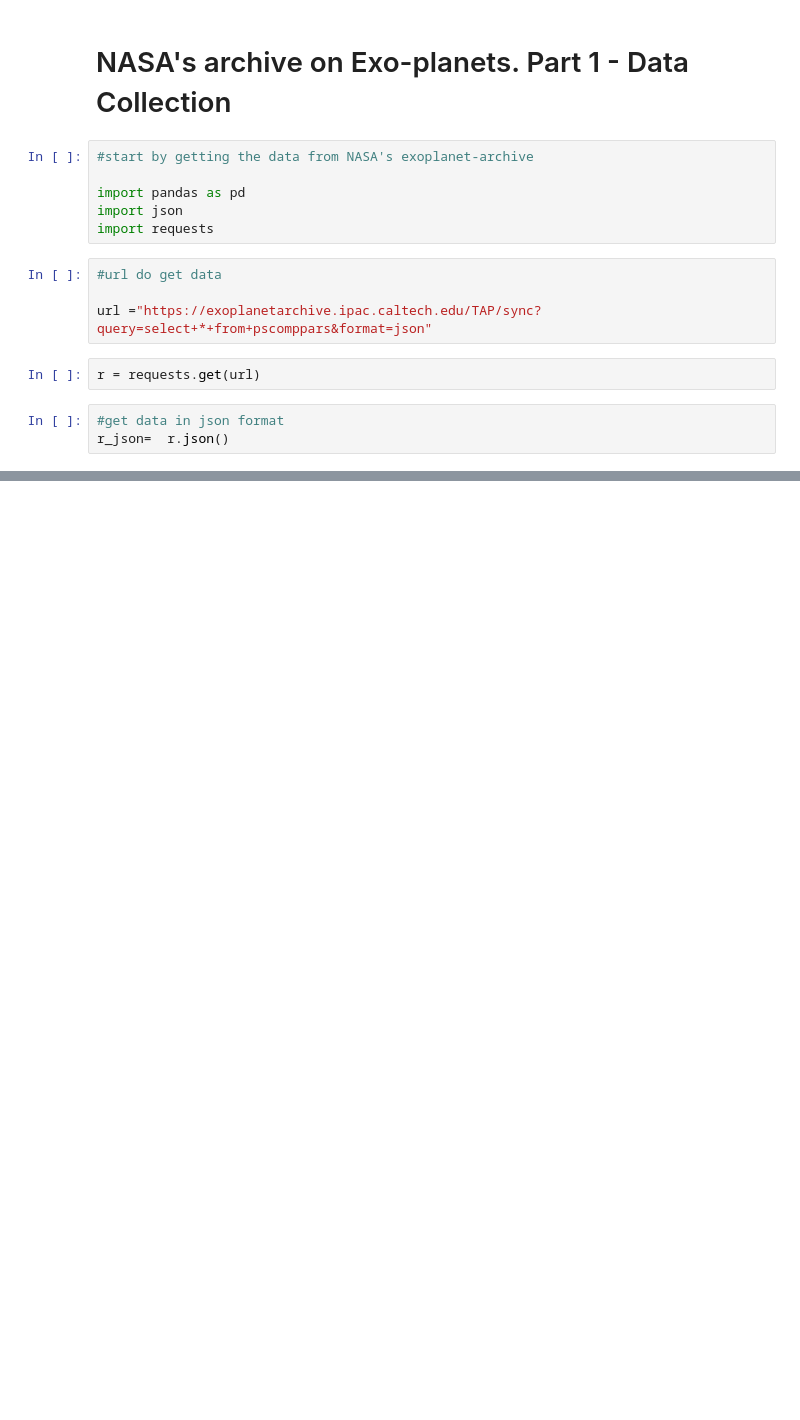
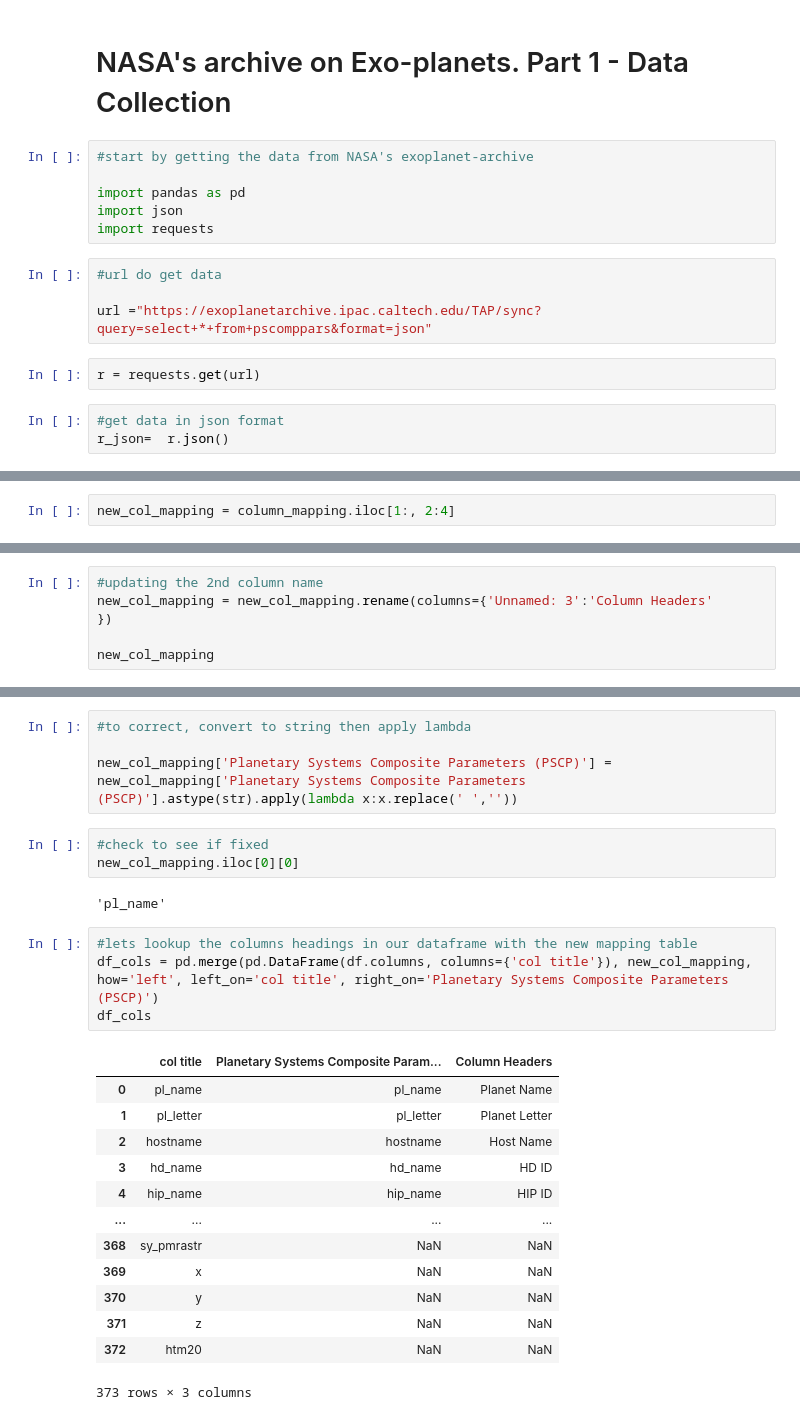
Before and after one commit to Codes-Of-Manu/project, a Jupyter notebook: exoplanet_data_collection_pt1.ipynb, the cells around one changed output, grey strips where cells are left out. Saved outputs shown, nothing was run; the diff lists cells and outputs as text; blank space fills up the shorter version.

```diff
--- a/exoplanet_data_collection_pt1.ipynb
+++ b/exoplanet_data_collection_pt1.ipynb
@@ -38,0 +100,2 @@ r_json[0]
+# %%
+new_col_mapping = column_mapping.iloc[1:, 2:4]
@@ -38,0 +116,6 @@ r_json[0]
+# %%
+#updating the 2nd column name
+new_col_mapping = new_col_mapping.rename(columns={'Unnamed: 3':'Column Headers'
+})
+
+new_col_mapping
@@ -38,0 +142,27 @@ r_json[0]
+# %%
+#to correct, convert to string then apply lambda
+
+new_col_mapping['Planetary Systems Composite Parameters (PSCP)'] = new_col_mapping['Planetary Systems Composite Parameters (PSCP)'].astype(str).apply(lambda x:x.replace(' ',''))
+# %%
+#check to see if fixed
+new_col_mapping.iloc[0][0]
+# %% [output]
+'pl_name'
+# %%
+#lets lookup the columns headings in our dataframe with the new mapping table
+df_cols = pd.merge(pd.DataFrame(df.columns, columns={'col title'}), new_col_mapping, how='left', left_on='col title', right_on='Planetary Systems Composite Parameters (PSCP)')
+df_cols
+# %% [output]
+|  | col title | Planetary Systems Composite Param... | Column Headers |
+| 0 | pl_name | pl_name | Planet Name |
+| 1 | pl_letter | pl_letter | Planet Letter |
+| 2 | hostname | hostname | Host Name |
+| 3 | hd_name | hd_name | HD ID |
+| 4 | hip_name | hip_name | HIP ID |
+| ... | ... | ... | ... |
+| 368 | sy_pmrastr | NaN | NaN |
+| 369 | x | NaN | NaN |
+| 370 | y | NaN | NaN |
+| 371 | z | NaN | NaN |
+| 372 | htm20 | NaN | NaN |
+373 rows × 3 columns
```
Also changed, not shown: parts of 14 cells of this notebook.
